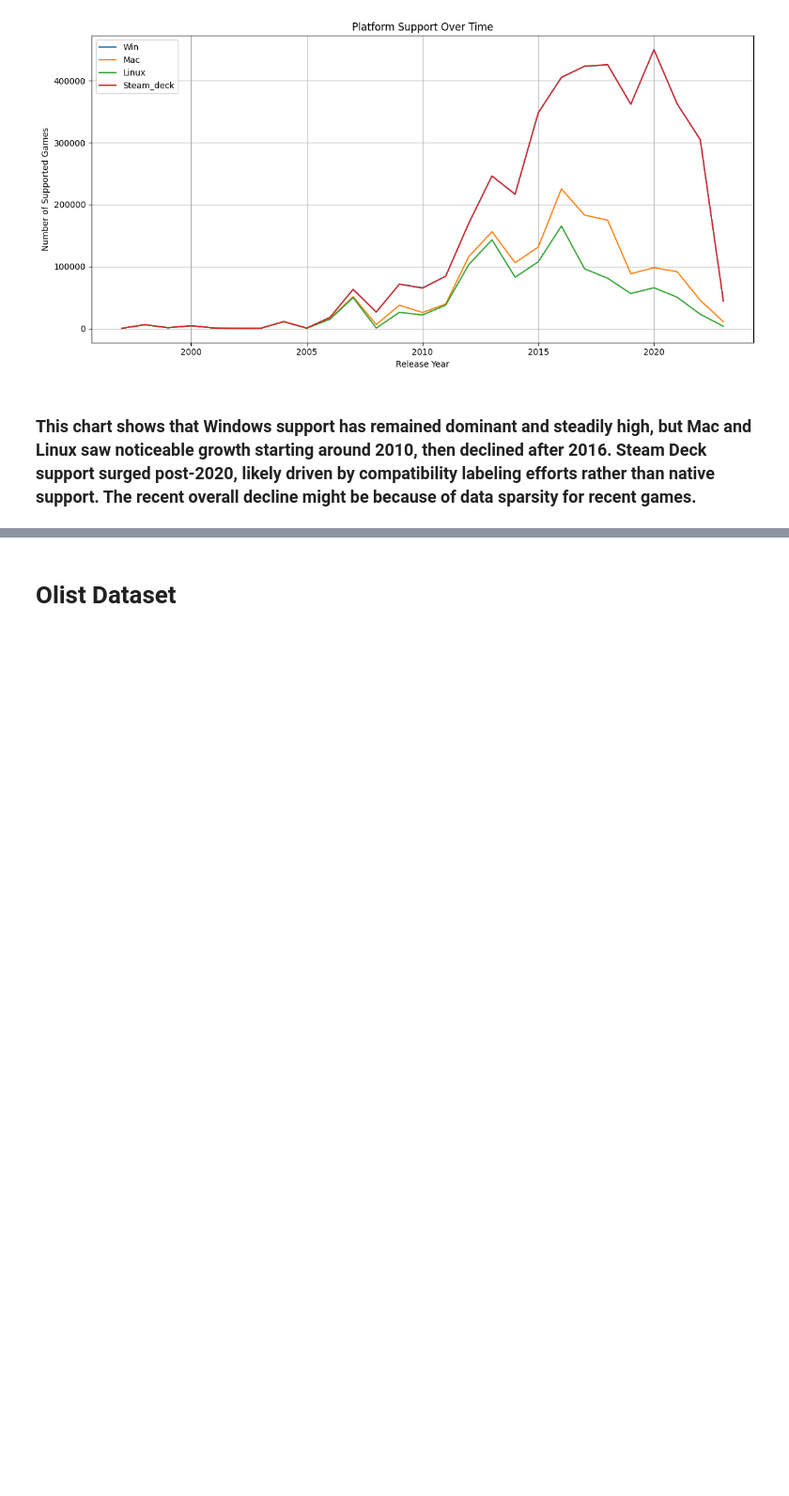
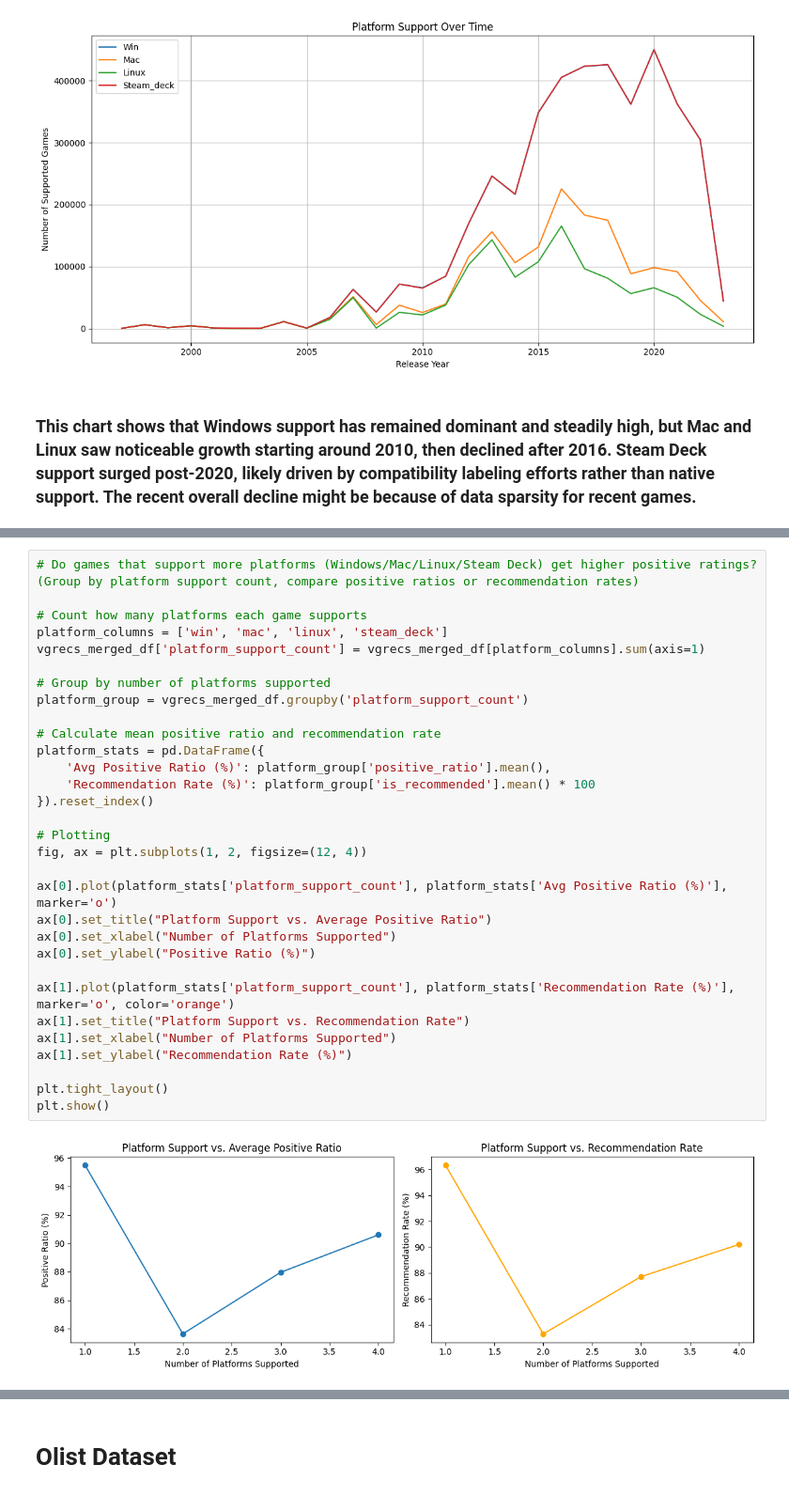
Before and after one commit to akmishra-1/Module-B-semester-2, a Jupyter notebook: OMDS-ModB2-Week6-Mishra-Amit.ipynb, the cells around one changed output, grey strips where cells are left out. Shown at 94% size. Saved outputs shown, nothing was run; the diff lists cells and outputs as text; blank space fills up the shorter version.

```diff
--- a/OMDS-ModB2-Week6-Mishra-Amit.ipynb
+++ b/OMDS-ModB2-Week6-Mishra-Amit.ipynb
@@ -839,0 +908,33 @@ vgrecs_merged_df.head()
+# %%
+# Do games that support more platforms (Windows/Mac/Linux/Steam Deck) get higher positive ratings? (Group by platform support count, compare positive ratios or recommendation rates)
+
+# Count how many platforms each game supports
+platform_columns = ['win', 'mac', 'linux', 'steam_deck']
+vgrecs_merged_df['platform_support_count'] = vgrecs_merged_df[platform_columns].sum(axis=1)
+
+# Group by number of platforms supported
+platform_group = vgrecs_merged_df.groupby('platform_support_count')
+
+# Calculate mean positive ratio and recommendation rate
+platform_stats = pd.DataFrame({
+    'Avg Positive Ratio (%)': platform_group['positive_ratio'].mean(),
+    'Recommendation Rate (%)': platform_group['is_recommended'].mean() * 100
+}).reset_index()
+
+# Plotting
+fig, ax = plt.subplots(1, 2, figsize=(12, 4))
+
+ax[0].plot(platform_stats['platform_support_count'], platform_stats['Avg Positive Ratio (%)'], marker='o')
+ax[0].set_title("Platform Support vs. Average Positive Ratio")
+ax[0].set_xlabel("Number of Platforms Supported")
+ax[0].set_ylabel("Positive Ratio (%)")
+
+ax[1].plot(platform_stats['platform_support_count'], platform_stats['Recommendation Rate (%)'], marker='o', color='orange')
+ax[1].set_title("Platform Support vs. Recommendation Rate")
+ax[1].set_xlabel("Number of Platforms Supported")
+ax[1].set_ylabel("Recommendation Rate (%)")
+
+plt.tight_layout()
+plt.show()
+# %% [output]
+[figure, added]
```
Also changed, not shown: parts of 12 cells of this notebook.
